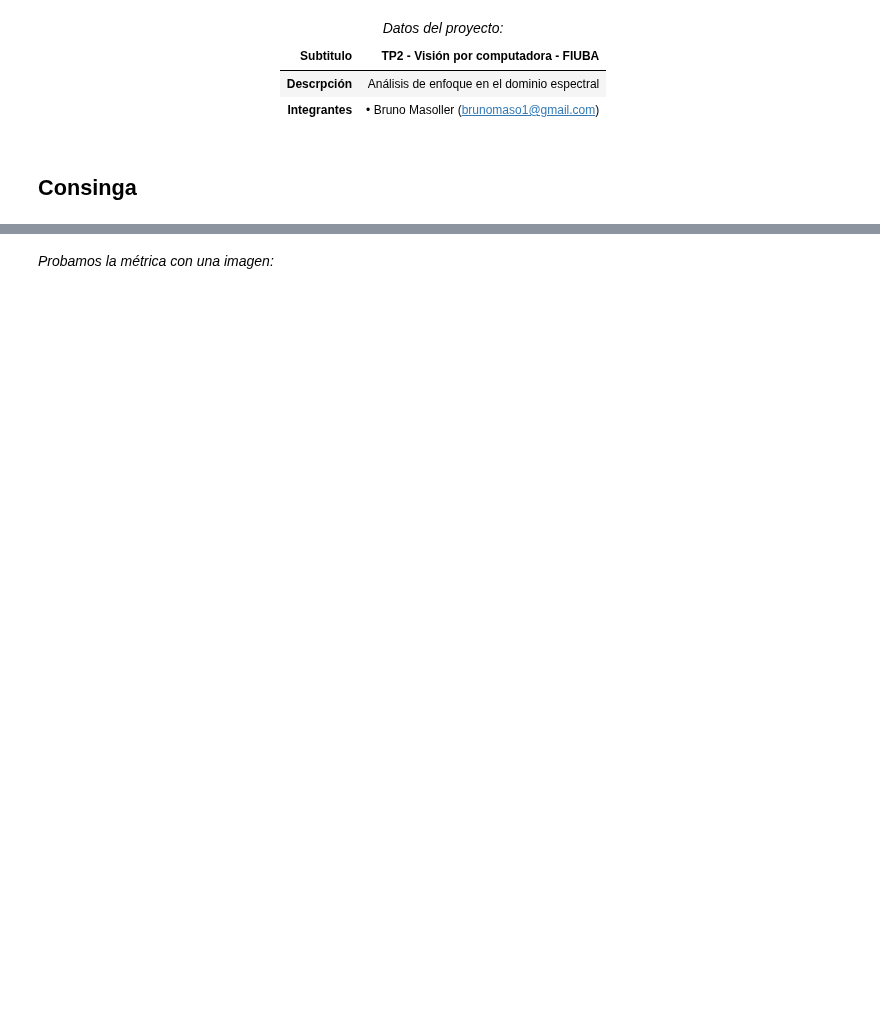
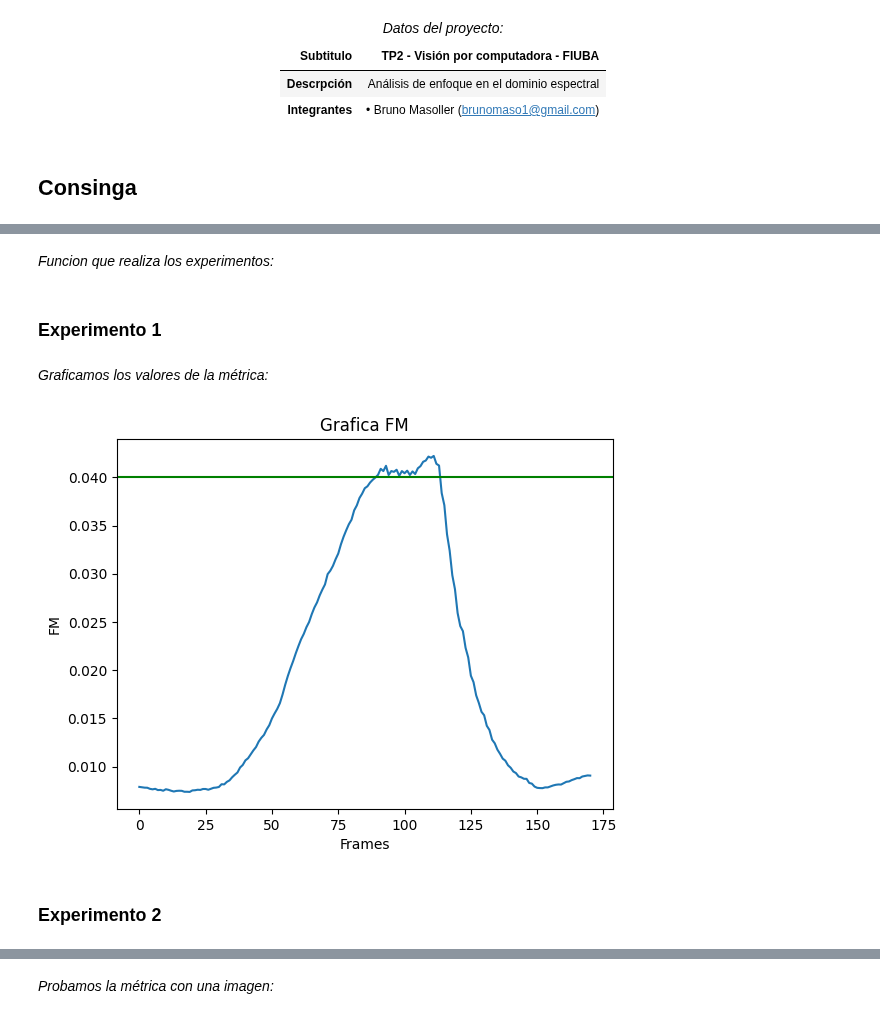
Before and after one commit to brunomaso1/uba-ceia, a Jupyter notebook: ceia-vpc1/TP2/TP2.ipynb, the cells around one changed output, grey strips where cells are left out. Cells and saved outputs as stored; diff of their text form; code cells hidden in the pictures; blank space fills up the shorter version.

```diff
--- a/ceia-vpc1/TP2/TP2.ipynb
+++ b/ceia-vpc1/TP2/TP2.ipynb
@@ -83,0 +178,6 @@ def kanjar_fdibm(image: np.ndarray) -> float:
+# %%
+def get_all_image_bbox(frame: np.ndarray) -> Union[Tuple, Tuple]:
+    frame_height, frame_width, _ = frame.shape
+
+    # Simplemente devuelvo toda la imagen, pero con un espacio de 1 por el tamaño de la linea de la bbox.
+    return (1, 1), (frame_width-1, frame_height-1)
@@ -83,0 +186,21 @@ def kanjar_fdibm(image: np.ndarray) -> float:
+# %%
+def get_roi_bbox(frame: np.ndarray, roi: int) -> Union[np.ndarray, Tuple]:
+    frame_height, frame_width, _ = frame.shape
+
+    # Obtengo la cantidad de pixeles que ocupa la ROI
+    roi_width = int(frame_width * roi/100)
+    roi_height = int(frame_height * roi/100)
+    # Obtengo el centro de la imagen
+    center_x, center_y = frame_width // 2, frame_height // 2
+
+    # Obtengo el comienzo de la ROI
+    x = center_x - (roi_width // 2)
+    y = center_y - (roi_height // 2)
+
+    # Corto la imagen por el tamaño de la bbox
+    roi_frame = frame[y:y + roi_height, x:x + roi_width]
+
+    bbox_start = (x, y)
+    bbox_end = (x + roi_width, y + roi_height)
+
+    return roi_frame, (bbox_start, bbox_end)
@@ -83,0 +247,11 @@ def kanjar_fdibm(image: np.ndarray) -> float:
+# %%
+def plot_fms(fms: np.ndarray, fm_threshold, title: str = 'Grafica FM', xlabel: str = 'Frames', ylabel: str = 'FM') -> None:
+    plt.figure()
+    plt.plot(fms)
+    plt.title(title)
+    plt.xlabel(xlabel)
+    plt.ylabel(ylabel)
+    plt.axhline(y=fm_threshold, c='g')
+    plt.show()
+# %% [markdown]
+*Funcion que realiza los experimentos:*
@@ -83,0 +350,14 @@ def kanjar_fdibm(image: np.ndarray) -> float:
+# %% [markdown]
+### Experimento 1
+# %%
+FM_TRHESHOLD = 0.04
+fms, _ = do_eperiment(
+    VIDEO_PATH, kanjar_fm, experiment_type=ExperimentTypes.ALL_IMAGE, threshold=FM_TRHESHOLD, background=False)
+# %% [markdown]
+*Graficamos los valores de la métrica:*
+# %%
+plot_fms(fms, FM_TRHESHOLD)
+# %% [output]
+[figure, added]
+# %% [markdown]
+### Experimento 2
```
Also changed, not shown: parts of 55 cells of this notebook.
